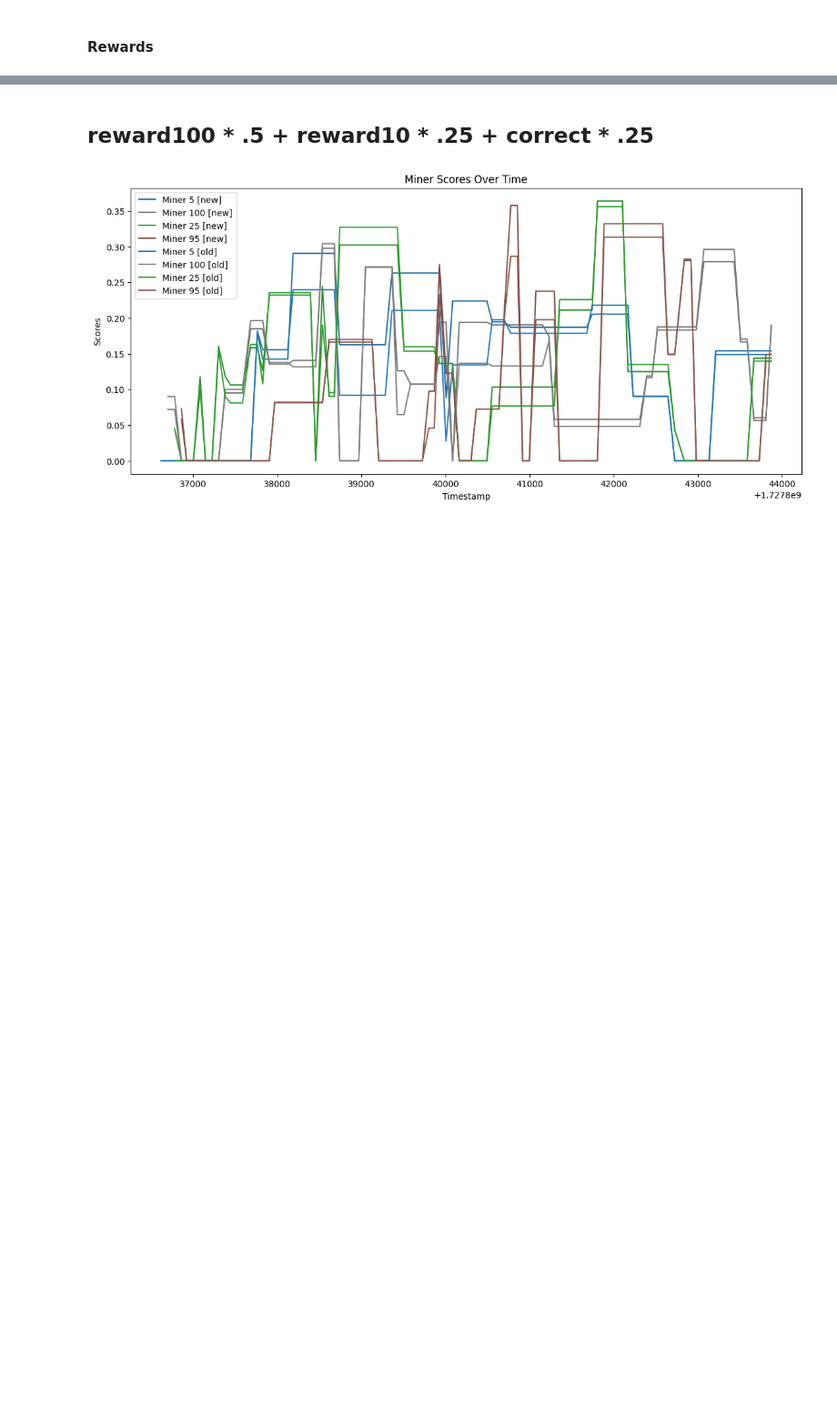
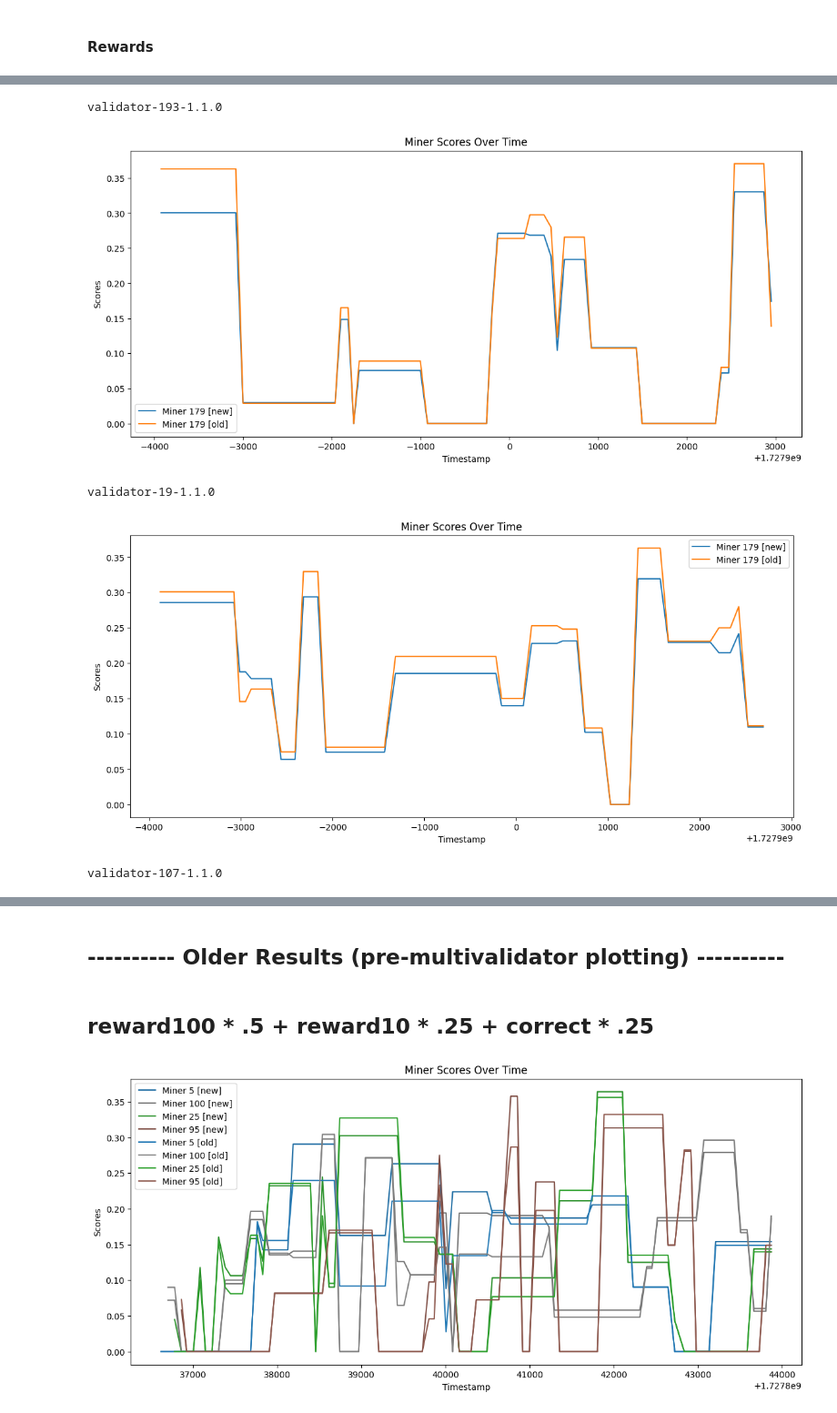
Before and after one commit to BitMind-AI/incentive-simulator, a Jupyter notebook: simulation.ipynb, the cells around one changed output, grey strips where cells are left out. Shown at 91% size. Drawn from its saved outputs; the diff is of its cells as text; code cells hidden in the pictures; blank space fills up the shorter version.

```diff
--- a/simulation.ipynb
+++ b/simulation.ipynb
@@ -180,0 +154,11 @@ validator-107-1.1.0
+# %%
+
+for vali, scored_df in SCORED_DFS.items():
+    print(vali)
+    plot_metric(scored_df[start_idx: end_idx], 'scores', uids=[uids[1]], suffixes=['new', 'old'], map_uids_to_colors=False)
+# %% [output]
+validator-193-1.1.0
+[figure, added]
+validator-19-1.1.0
+[figure, added]
+validator-107-1.1.0
@@ -181,3 +166,5 @@ validator-107-1.1.0
+# %% [markdown]
+## ---------- Older Results (pre-multivalidator plotting) ----------
 # %% [markdown]
 ## reward100 * .5 + reward10 * .25 + correct * .25
 # %%
```
Also changed, not shown: parts of 14 cells of this notebook.
